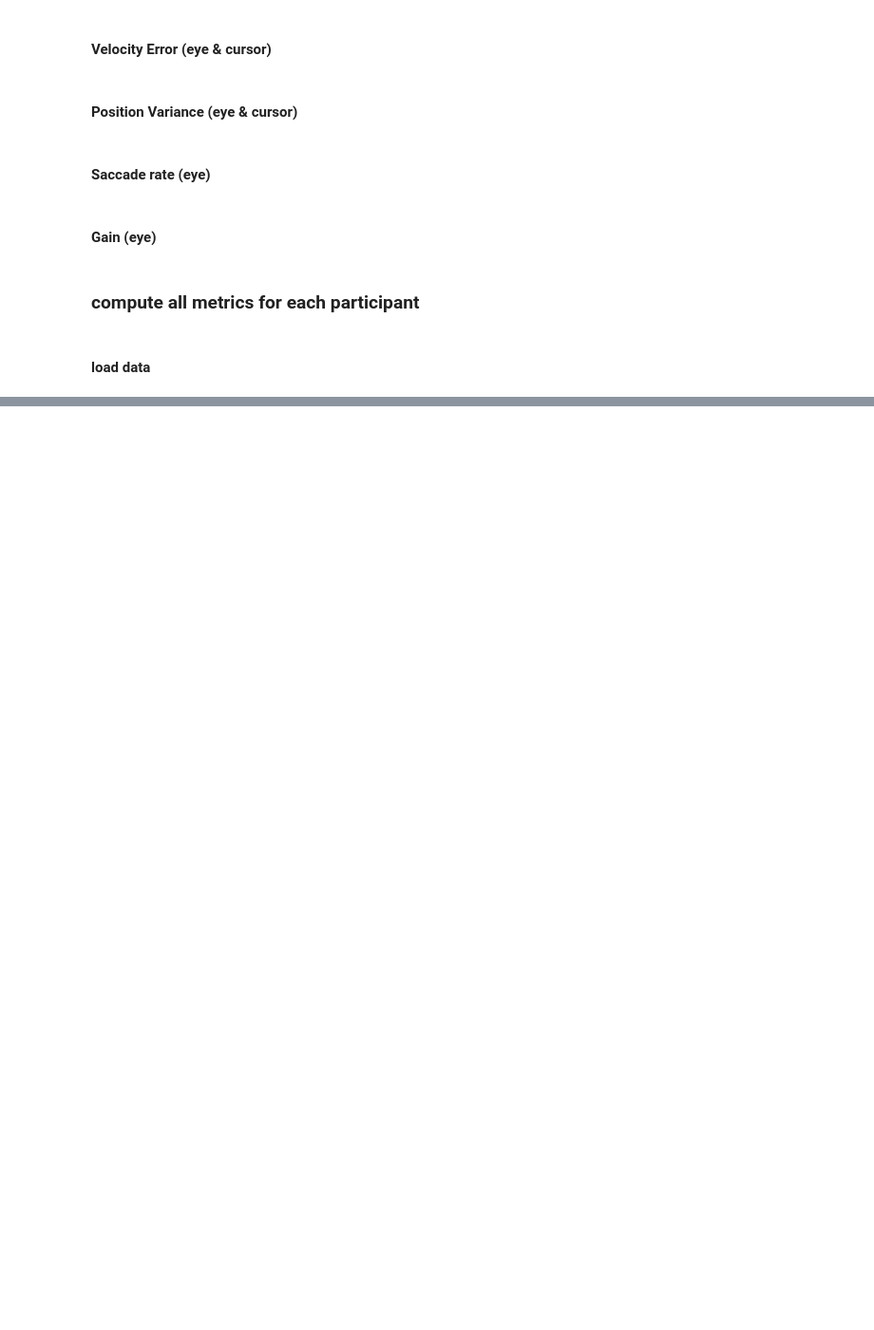
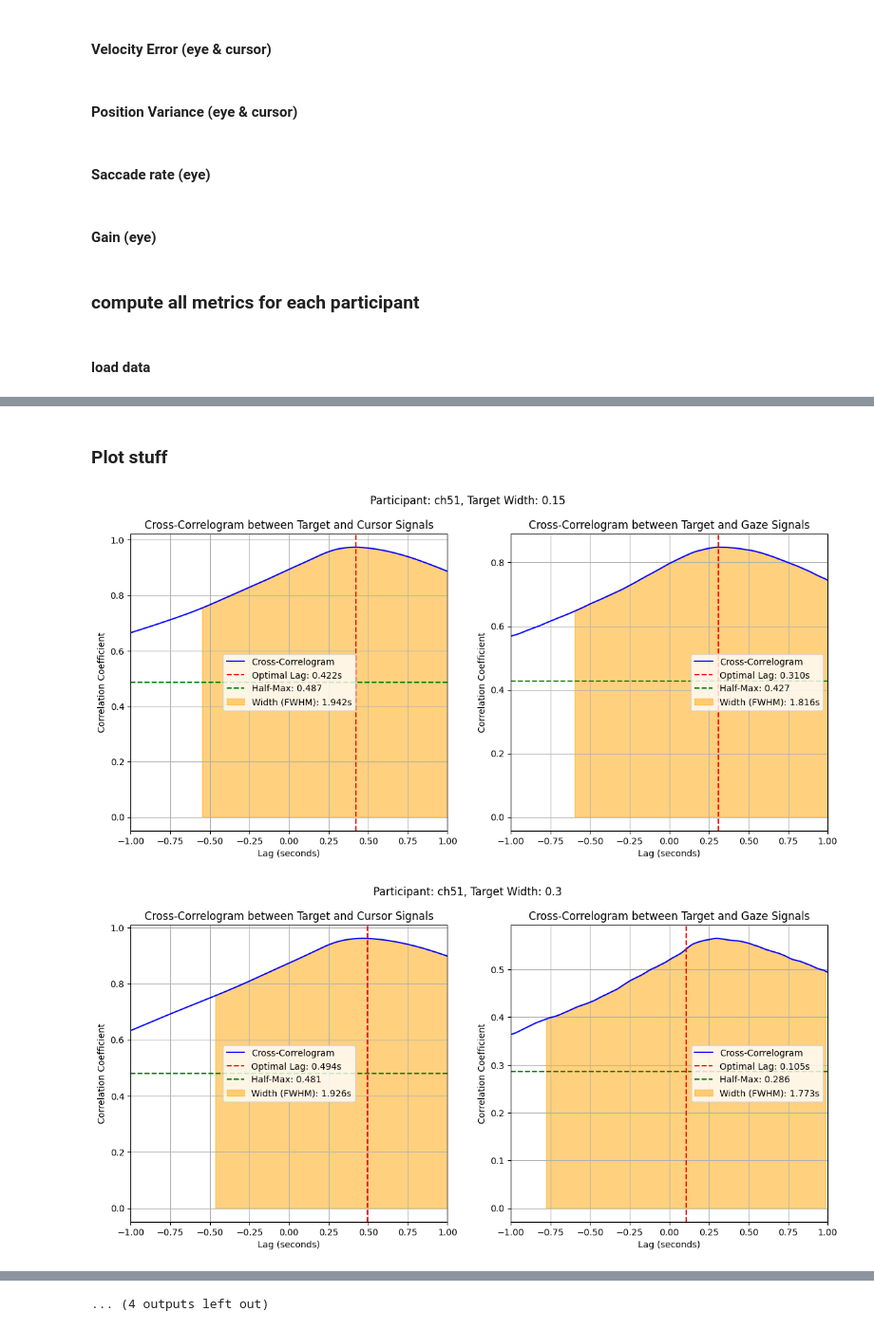
Before and after one commit to Fmin7sharp11/ExPra2026_analysis, a Jupyter notebook: continuous.ipynb, the cells around one changed output, grey strips where cells are left out. Shown at 95% size. Saved outputs shown, nothing was run; the diff lists cells and outputs as text; code cells hidden in the pictures; blank space fills up the shorter version.

Commit message:
adapted code to the actual csv format - added plots of the cross correlograms for cursor and gaze

```diff
--- a/continuous.ipynb
+++ b/continuous.ipynb
@@ -482,0 +591,48 @@ continuous_metrics
+# %% [markdown]
+### Plot stuff
+# %%
+# plot cross correlogram for all participants and target widths (cursor metrics)
+for participant_id, participant_data in continuous_metrics.groupby('participant_id'):
+    for target_width, row in participant_data.groupby('target_width'):
+        # to fix. plots only show the cursor metrics, gaze subplot is empty
+        fig, axes = plt.subplots(1, 2, figsize=(14, 6))
+        plt.suptitle(f'Participant: {participant_id}, Target Width: {target_width}')
+        plot_cross_correlogram(
+            fig = fig,
+            axes = axes[0],
+            lags = row['lags_cursor'].iloc[0],
+            correlation_scores = row['correlation_scores_cursor'].iloc[0],
+            optimal_lag_seconds = row['lag_cursor'].iloc[0],
+            peak_correlation = row['peak_cursor'].iloc[0],
+            width = row['width_cursor'].iloc[0],
+            signal_name='Cursor'
+        )
+        # plot gaze next to cursor for comparison
+        plot_cross_correlogram(
+            fig = fig,
+            axes = axes[1],
+            lags = row['lags_gaze'].iloc[0],
+            correlation_scores = row['correlation_scores_gaze'].iloc[0],
+            optimal_lag_seconds = row['lag_gaze'].iloc[0],
+            peak_correlation = row['peak_gaze'].iloc[0],
+            width = row['width_gaze'].iloc[0],
+            signal_name='Gaze'
+        )
+        plt.show()
+
+# example_participant = continuous_metrics['participant_id'].iloc[8]
+# example_target_width = continuous_metrics['target_width'].iloc[0]
+# example_row = continuous_metrics[
+#     (continuous_metrics['participant_id'] == example_participant) &
+#     (continuous_metrics['target_width'] == example_target_width)
+# ].iloc[0]
+# plot_cross_correlogram(
+#     example_row['lags_cursor'],
+#     example_row['correlation_scores_cursor'],
+#     example_row['lag_cursor'],
+#     example_row['peak_cursor'],
+#     example_row['width_cursor']
+# )
+# %% [output]
+[figure, added]
+[figure, added]
@@ -482,0 +649 @@ continuous_metrics
+... (4 outputs left out)
```
Also changed, not shown: parts of 11 cells of this notebook.
